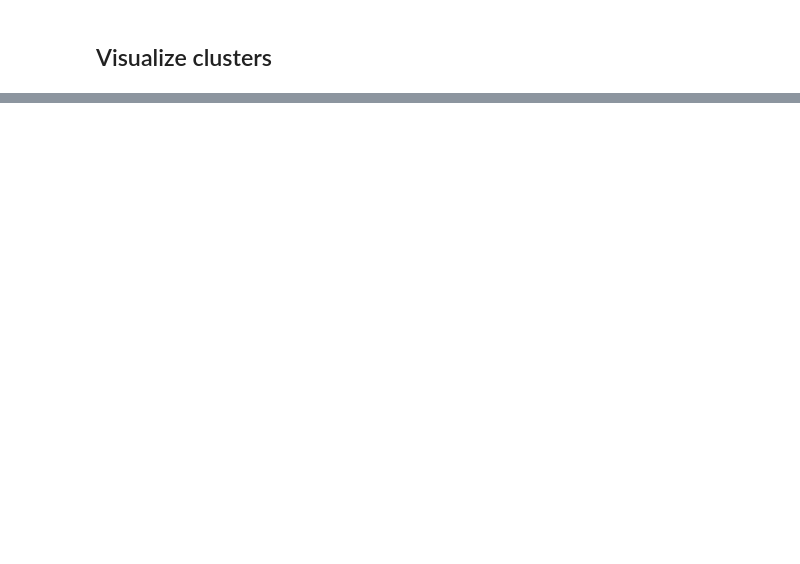
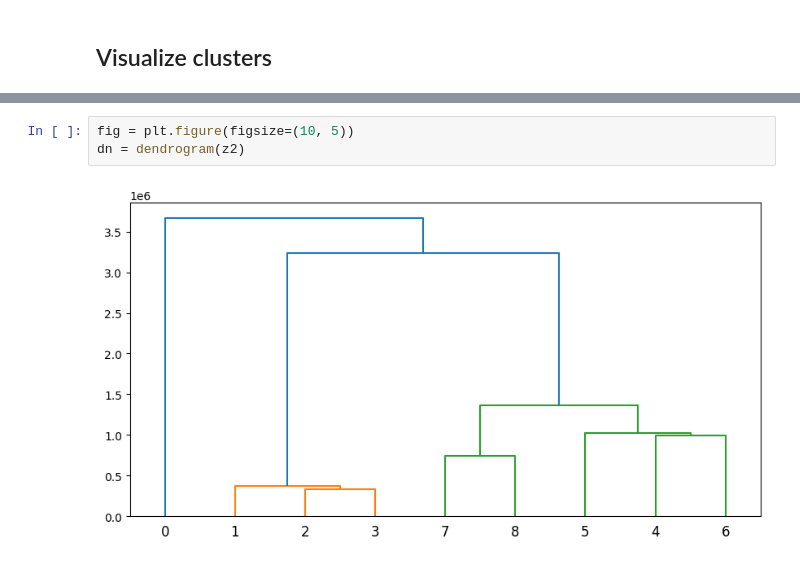
Before and after one commit to TheoZan/CL, a Jupyter notebook: test_clustering/test_cluster.ipynb, the cells around one changed output, grey strips where cells are left out. Cells and saved outputs as stored; diff of their text form; blank space fills up the shorter version.

```diff
--- a/test_clustering/test_cluster.ipynb
+++ b/test_clustering/test_cluster.ipynb
@@ -210,3 +129,8 @@ Text(0, 0.5, 'Conso(kwh)')
+# %%
+fig = plt.figure(figsize=(10, 5))
+dn = dendrogram(z2)
+# %% [output]
+[figure, added]
 # %%
 print(classes)
 # %% [output]
```
Also changed, not shown: parts of 16 cells of this notebook.
